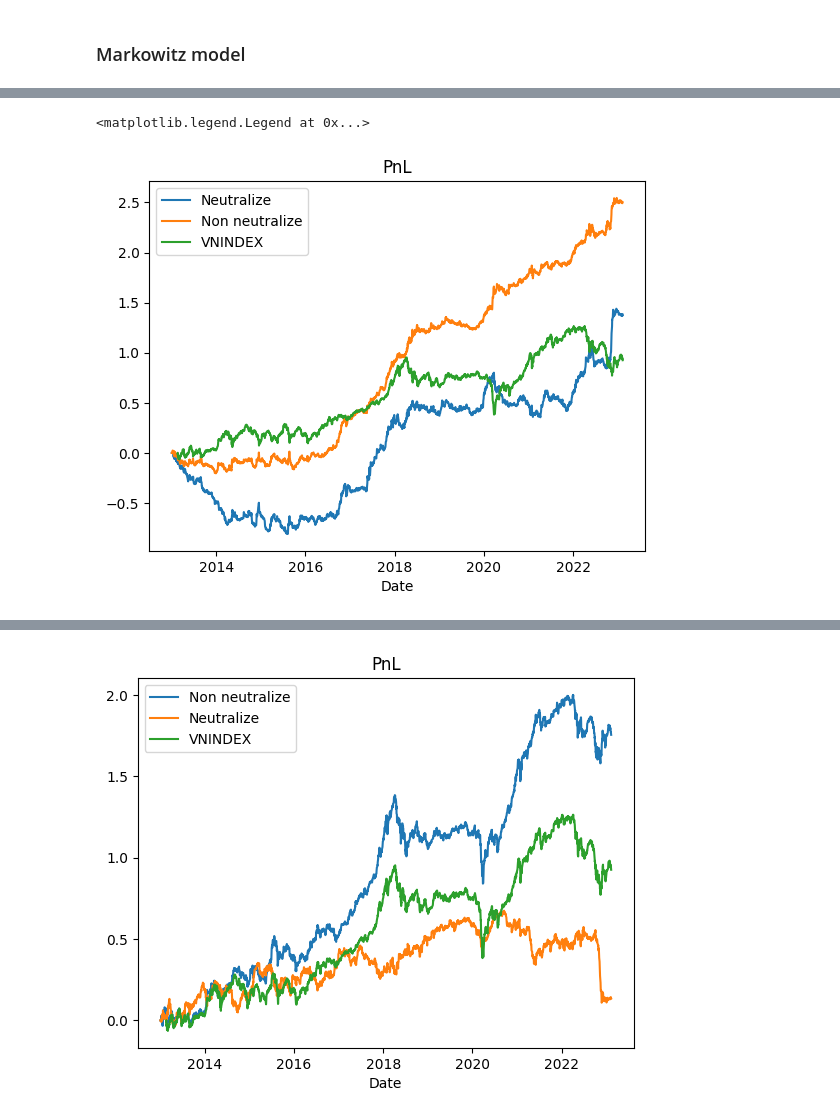
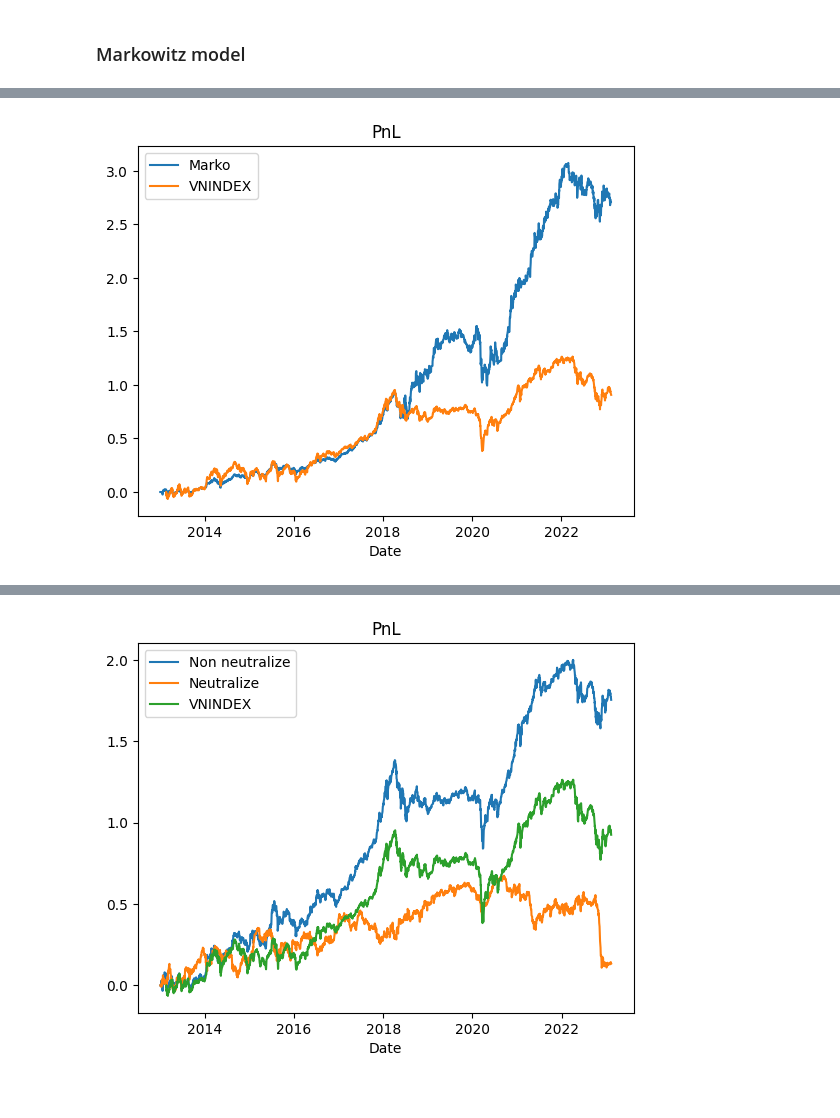
Before and after one commit to khanhtrinh2003/VN30-Strategy, a Jupyter notebook: main.ipynb, the cells around one changed output, grey strips where cells are left out. Drawn from its saved outputs; the diff is of its cells as text; code cells hidden in the pictures.

```diff
--- a/main.ipynb
+++ b/main.ipynb
@@ -64,17 +47,0 @@ close_t5=close-close.shift(5)
-# %%
-returns = close.pct_change()
-w  = weights(close_t5, neutrali=1)
-neu=Simresult(weights=w,returns=returns)
-neu.plot_pnl(type="Neutralize")
-
-w1  = weights(close_t5, neutrali=0)
-non_neu=Simresult(weights=w1,returns=returns)
-non_neu.plot_pnl(type="Non neutralize")
-
-m=get_index_series(index_code='VNINDEX', time_range='TenYears')
-m["i"]=pd.to_datetime(m["tradingDate"])
-plt.plot(m["i"],np.cumsum(m["indexValue"].pct_change()), label="VNINDEX")
-plt.legend()
-# %% [output]
-<matplotlib.legend.Legend at 0x...>
-[figure, removed]
@@ -80,0 +54,7 @@ plt.legend()
+# %%
+a = Simresult(w,returns=close.pct_change())
+a.plot_pnl("Marko")
+
+plot_vnindex()
+# %% [output]
+[figure, added]
```
Also changed, not shown: parts of 17 cells of this notebook, 1 other file.
